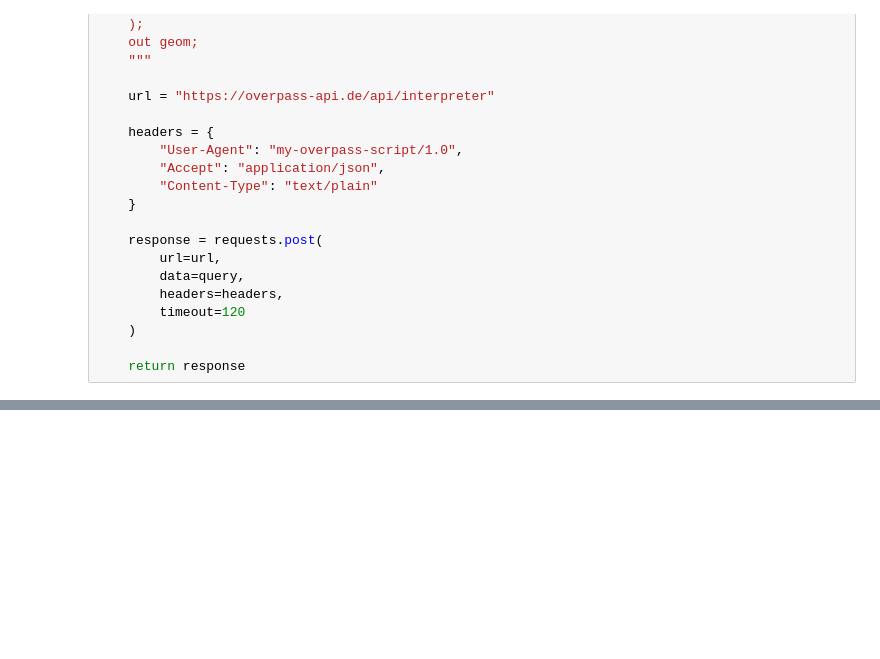
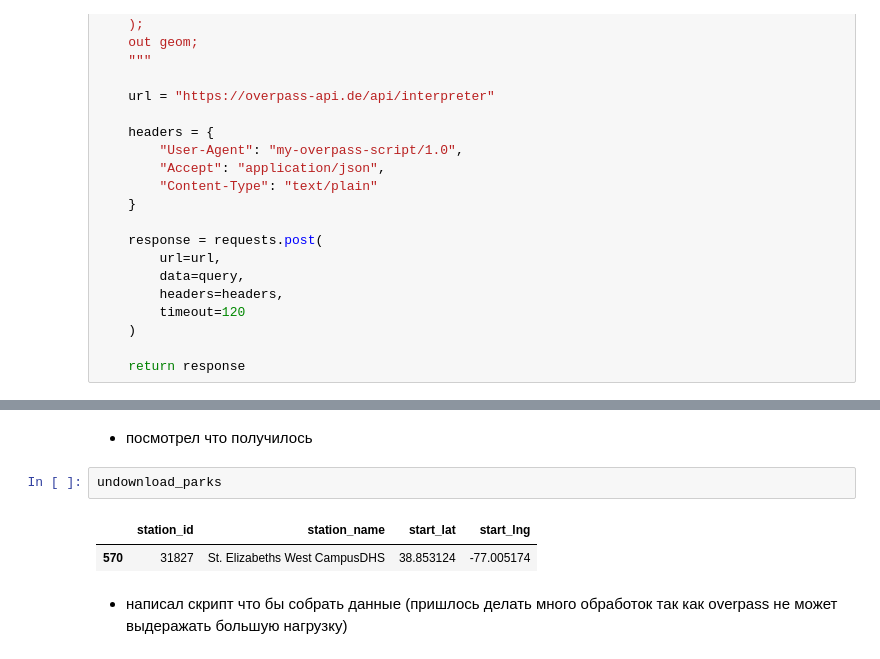
Before and after one commit to sheshukoff/analyze_bike_share, a Jupyter notebook: stages_of_analysis/2_data_collection/2_get_data_from_overpass.ipynb, the cells around one changed output, grey strips where cells are left out. Drawn from its saved outputs; the diff is of its cells as text; blank space fills up the shorter version.

```diff
--- a/stages_of_analysis/2_data_collection/2_get_data_from_overpass.ipynb
+++ b/stages_of_analysis/2_data_collection/2_get_data_from_overpass.ipynb
@@ -171 +219,10 @@ def get_data_about_parks(start_lat, start_lng, distance=300) -> requests.Respons
+# %% [markdown]
+- посмотрел что получилось
+# %%
+undownload_parks
+# %% [output]
+|  | station_id | station_name | start_lat | start_lng |
+| 570 | 31827 | St. Elizabeths West CampusDHS | 38.853124 | -77.005174 |
+# %% [markdown]
+- написал скрипт что бы собрать данные (пришлось делать много обработок так как overpass не может выдеражать большую нагрузку)
 # %%
```
Also changed, not shown: parts of 31 cells of this notebook.
